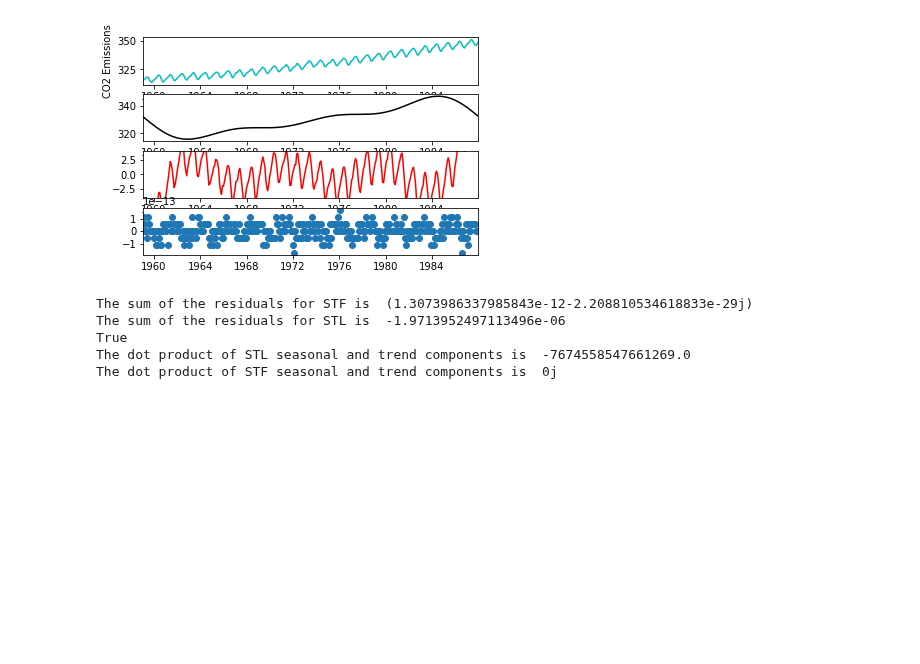
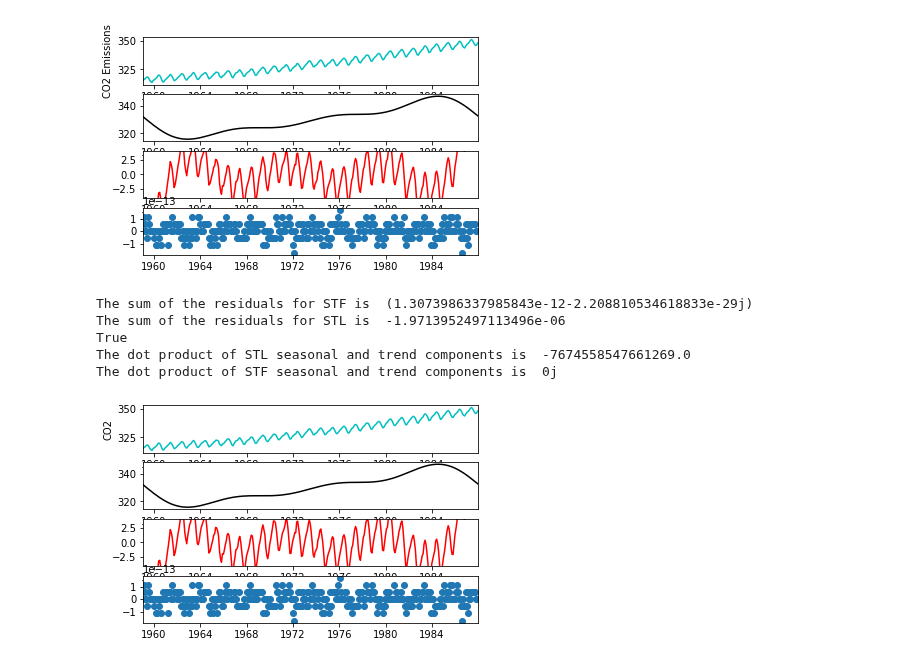
Before and after one commit to thodson-usgs/stf-decomposition, a Jupyter notebook: notebooks/00_getting_started.ipynb, the cells around one changed output. Saved outputs shown, nothing was run; the diff lists cells and outputs as text; code cells hidden in the pictures; blank space fills up the shorter version.

```diff
--- a/notebooks/00_getting_started.ipynb
+++ b/notebooks/00_getting_started.ipynb
@@ -176,3 +193,74 @@ The sum of the residuals for STL is  -1.9713952497113496e-06
 True
 The dot product of STL seasonal and trend components is  -7674558547661269.0
 The dot product of STF seasonal and trend components is  0j
+# %%
+def STF(data, response, freq = 1/12, time_column = "date"):
+    data[time_column] = pd.to_datetime(data[time_column], format = '%Y-%m-%d')
+    #co2["CO2"] = (co2["CO2"] - statistics.median(co2["CO2"])) * signal.tukey(len(co2))
+
+    dt = freq # yearly freq
+    t = np.array(data[time_column])
+    f = np.array(data[response])
+
+
+
+    n = len(t)
+    #Compute FFT
+    fhat = np.fft.fft(f, n)
+    # Power Spectrum
+    PSD = fhat * np.conj(fhat) / n
+    # X axis of freqs
+    freq = (1 / (dt*n)) * np.arange(n)
+    # Plotting first half
+    L = np.arange(1, np.floor(n/2), dtype = 'int')
+
+
+    # Use the PSD to filter out noise
+    # Filter out freqs with low power
+    indices = (PSD > 1000)
+    PSDclean = PSD * indices
+    # Zero out small Fourier coefs
+    fhat_clean = indices * fhat
+    # Inverse FFT for filtered time signal
+    ffilt = np.fft.ifft(fhat_clean)
+
+
+    # Filter out freqs with high power
+    indices_seasonal = PSD < 1000
+    PSD_seasonal = PSD * indices
+    fhat_seasonal = indices_seasonal * fhat
+    ffilt_seasonal = np.fft.ifft(fhat_seasonal)
+
+
+    fig, axes = plt.subplots(4, 1)
+    plt.sca(axes[0])
+    plt.plot(t, f, color = 'c')
+    plt.xlim(t[0], t[-1])
+    plt.xlabel("Year")
+    plt.ylabel(response)
+
+
+    plt.sca(axes[1])
+    plt.plot(t, ffilt, color = 'k')
+    plt.xlim(t[0], t[-1])
+
+
+    plt.sca(axes[2])
+    plt.plot(t, ffilt_seasonal, color = "red")
+    plt.xlim(t[0], t[-1])
+    plt.ylim(-4, 4)
+
+
+    # Find the residuals
+    residuals = data[response] - ffilt_seasonal - ffilt
+    plt.sca(axes[3])
+    plt.scatter(t, residuals)
+    plt.xlim(t[0], t[-1])
+
+    plt.show()
+
+
+
+STF(co2, "CO2")
+# %% [output]
+[figure, added]
```
Also changed, not shown: parts of 4 cells of this notebook.
